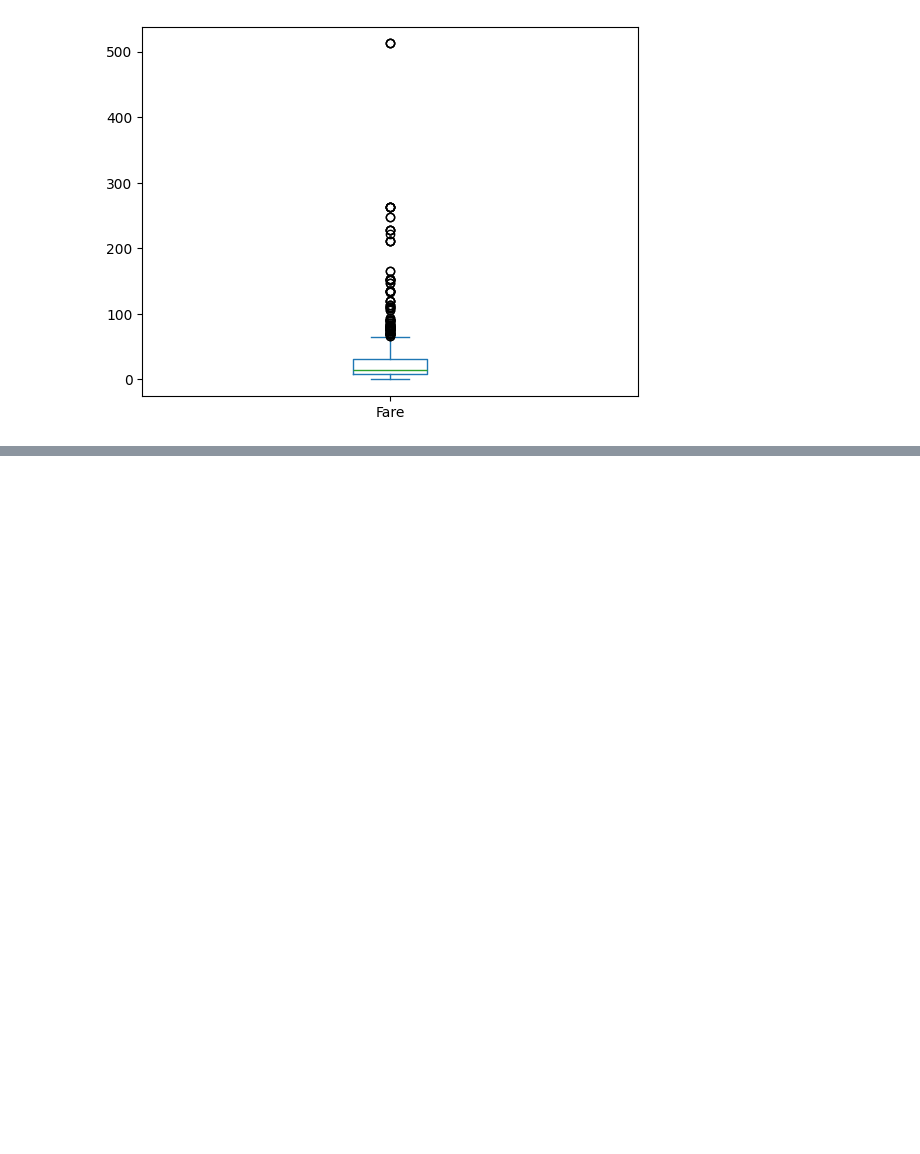
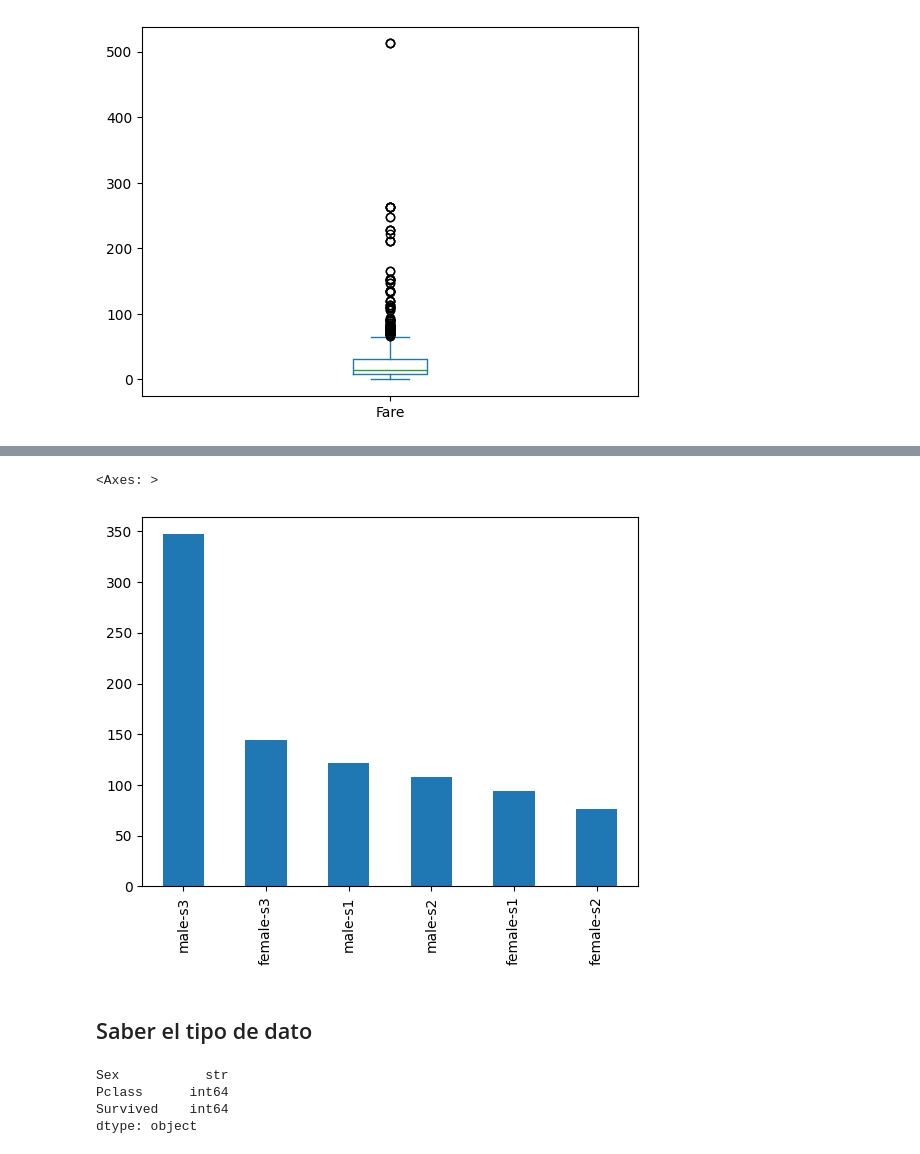
Before and after one commit to JoseLuisAA/p101-ml-cic-ipn, a Jupyter notebook: p201.ipynb, the cells around one changed output, grey strips where cells are left out. Drawn from its saved outputs; the diff is of its cells as text; code cells hidden in the pictures; blank space fills up the shorter version.

```diff
--- a/p201.ipynb
+++ b/p201.ipynb
@@ -145,0 +352,6 @@ c7.plot.box()
+# %%
+c3.value_counts()
+c2.value_counts()
+
+c12 = c3 + '-s' + c2.astype(str)
+c12.value_counts()
@@ -145,0 +366,14 @@ c7.plot.box()
+# %%
+c12.value_counts().plot.bar()
+# %% [output]
+<Axes: >
+[figure, added]
+# %% [markdown]
+## Saber el tipo de dato
+# %%
+print(titanic[['Sex', 'Pclass','Survived']].dtypes)
+# %% [output]
+Sex           str
+Pclass      int64
+Survived    int64
+dtype: object
```
Also changed, not shown: parts of 61 cells of this notebook.
